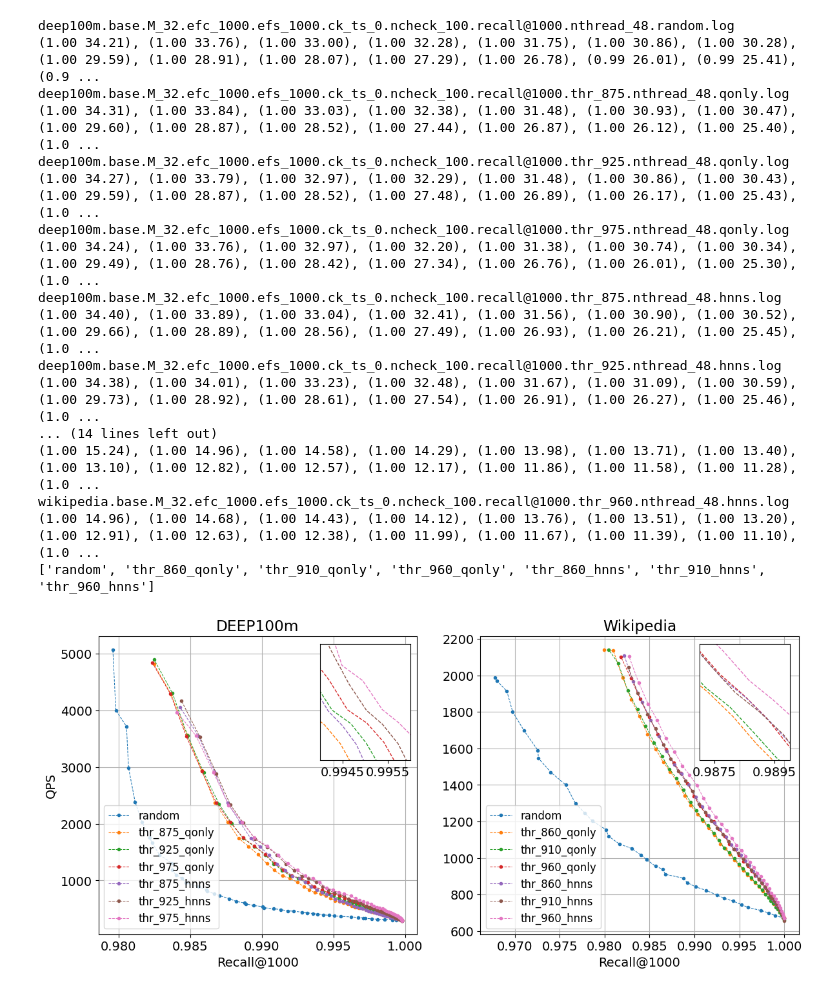
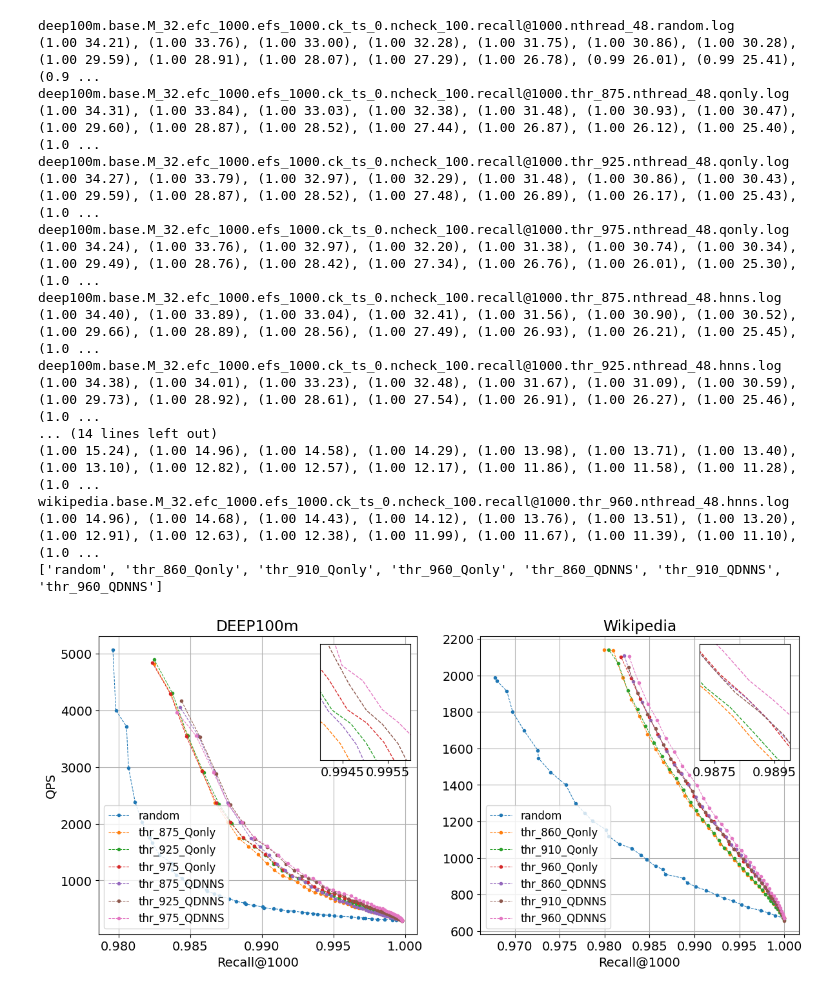
Before and after one commit to lcj2021/QDNNS, a Jupyter notebook: script/plot_qps_recall.ipynb, the cells around one changed output. Drawn from its saved outputs; the diff is of its cells as text; code cells hidden in the pictures.

```diff
--- a/script/plot_qps_recall.ipynb
+++ b/script/plot_qps_recall.ipynb
@@ -250,7 +269,7 @@ k = 1000
 efc = 1000
 ck_ts = 0
 
-plt.figure(figsize=(30, 40))
+plt.figure(figsize=(30, 30))
 plt.rcParams['font.size'] = 20
 
 for idx_dataset, dataset in enumerate(datasets):
@@ -314,12 +333,12 @@ for idx_dataset, dataset in enumerate(datasets):
             prefix = f'{dataset.lower()}.M_{M}.efc_{efc}.efs_{efs}.ck_ts_{ck_ts}.ncheck_100.recall@{k}.thr_{thr}.nthread_{num_threads}.{method}.log'
             recall_time_qonly = get_recall_time(prefix)
             if recall_time_qonly != []:
-                legends.append(f'thr_{thr}_{method}')
+                legends.append(f'thr_{thr}_{baseline_map[method]}')
 
         method = 'earlystop'
         for thr in best_thr:
             prefix = f'{dataset.lower()}.M_{M}.efc_{efc}.efs_{efs}.ck_ts_500.ncheck_100.recall@{k}.thr_{thr}.nthread_{num_threads}.{method}.log'
-            label = f'thr_{thr}_{method}'
+            label = f'thr_{thr}_{baseline_map[method]}'
             recall_time_earlystop = get_recall_time(prefix)
             if recall_time_earlystop != []:
                 legends.append(label)
@@ -329,7 +348,7 @@ for idx_dataset, dataset in enumerate(datasets):
             prefix = f'{dataset.lower()}.M_{M}.efc_{efc}.efs_{efs}.ck_ts_{ck_ts}.ncheck_100.recall@{k}.thr_{thr}.nthread_{num_threads}.{method}.log'
             recall_time_hnns = get_recall_time(prefix)
             if recall_time_hnns != []:
-                legends.append(f'thr_{thr}_{method}')
+                legends.append(f'thr_{thr}_{baseline_map[method]}')
 
         print(legends)
 
@@ -493,14 +495,14 @@ for idx, dataset in enumerate(datasets):
         prefix = f'{dataset.lower()}.M_{M}.efc_{efc}.efs_{efs}.ck_ts_{ck_ts}.ncheck_100.recall@{k}.thr_{thr}.nthread_{num_threads}.{method}.log'
         recall_time_qonly = get_recall_time(prefix)
         if recall_time_qonly != []:
-            legends.append(f'thr_{thr}_{method}')
+            legends.append(f'thr_{thr}_{baseline_map[method]}')
 
     method = 'hnns'
     for thr in thrs[dataset]:
         prefix = f'{dataset.lower()}.M_{M}.efc_{efc}.efs_{efs}.ck_ts_{ck_ts}.ncheck_100.recall@{k}.thr_{thr}.nthread_{num_threads}.{method}.log'
         recall_time_hnns = get_recall_time(prefix)
         if recall_time_hnns != []:
-            legends.append(f'thr_{thr}_{method}')
+            legends.append(f'thr_{thr}_{baseline_map[method]}')
 
     print(legends)
 
@@ -544,35 +546,35 @@ for idx, dataset in enumerate(datasets):
         ax_zoom.set_yticks([])
         ax_zoom.set_xticks([0.9945, 0.9955])
         lines = ax.get_lines()
         for line in lines:
             xdata, ydata = line.get_xdata(), line.get_ydata()
             x_zoom_data = xdata
             y_zoom_data = ydata
             ax_zoom.plot(x_zoom_data, y_zoom_data, '--', linewidth=1., color=line.get_color())
 
 
 
 plt.savefig(f'threshold_qps_recall.pdf', dpi=500, bbox_inches='tight')
 plt.show()
 # %% [output]
 deep100m.base.M_32.efc_1000.efs_1000.ck_ts_0.ncheck_100.recall@1000.nthread_48.random.log
 (1.00 34.21), (1.00 33.76), (1.00 33.00), (1.00 32.28), (1.00 31.75), (1.00 30.86), (1.00 30.28), (1.00 29.59), (1.00 28.91), (1.00 28.07), (1.00 27.29), (1.00 26.78), (0.99 26.01), (0.99 25.41), (0.9 ...
 deep100m.base.M_32.efc_1000.efs_1000.ck_ts_0.ncheck_100.recall@1000.thr_875.nthread_48.qonly.log
 (1.00 34.31), (1.00 33.84), (1.00 33.03), (1.00 32.38), (1.00 31.48), (1.00 30.93), (1.00 30.47), (1.00 29.60), (1.00 28.87), (1.00 28.52), (1.00 27.44), (1.00 26.87), (1.00 26.12), (1.00 25.40), (1.0 ...
 deep100m.base.M_32.efc_1000.efs_1000.ck_ts_0.ncheck_100.recall@1000.thr_925.nthread_48.qonly.log
 (1.00 34.27), (1.00 33.79), (1.00 32.97), (1.00 32.29), (1.00 31.48), (1.00 30.86), (1.00 30.43), (1.00 29.59), (1.00 28.87), (1.00 28.52), (1.00 27.48), (1.00 26.89), (1.00 26.17), (1.00 25.43), (1.0 ...
 deep100m.base.M_32.efc_1000.efs_1000.ck_ts_0.ncheck_100.recall@1000.thr_975.nthread_48.qonly.log
 (1.00 34.24), (1.00 33.76), (1.00 32.97), (1.00 32.20), (1.00 31.38), (1.00 30.74), (1.00 30.34), (1.00 29.49), (1.00 28.76), (1.00 28.42), (1.00 27.34), (1.00 26.76), (1.00 26.01), (1.00 25.30), (1.0 ...
 deep100m.base.M_32.efc_1000.efs_1000.ck_ts_0.ncheck_100.recall@1000.thr_875.nthread_48.hnns.log
 (1.00 34.40), (1.00 33.89), (1.00 33.04), (1.00 32.41), (1.00 31.56), (1.00 30.90), (1.00 30.52), (1.00 29.66), (1.00 28.89), (1.00 28.56), (1.00 27.49), (1.00 26.93), (1.00 26.21), (1.00 25.45), (1.0 ...
 deep100m.base.M_32.efc_1000.efs_1000.ck_ts_0.ncheck_100.recall@1000.thr_925.nthread_48.hnns.log
 (1.00 34.38), (1.00 34.01), (1.00 33.23), (1.00 32.48), (1.00 31.67), (1.00 31.09), (1.00 30.59), (1.00 29.73), (1.00 28.92), (1.00 28.61), (1.00 27.54), (1.00 26.91), (1.00 26.27), (1.00 25.46), (1.0 ...
 ... (14 lines left out)
 (1.00 15.24), (1.00 14.96), (1.00 14.58), (1.00 14.29), (1.00 13.98), (1.00 13.71), (1.00 13.40), (1.00 13.10), (1.00 12.82), (1.00 12.57), (1.00 12.17), (1.00 11.86), (1.00 11.58), (1.00 11.28), (1.0 ...
 wikipedia.base.M_32.efc_1000.efs_1000.ck_ts_0.ncheck_100.recall@1000.thr_960.nthread_48.hnns.log
 (1.00 14.96), (1.00 14.68), (1.00 14.43), (1.00 14.12), (1.00 13.76), (1.00 13.51), (1.00 13.20), (1.00 12.91), (1.00 12.63), (1.00 12.38), (1.00 11.99), (1.00 11.67), (1.00 11.39), (1.00 11.10), (1.0 ...
-['random', 'thr_860_qonly', 'thr_910_qonly', 'thr_960_qonly', 'thr_860_hnns', 'thr_910_hnns', 'thr_960_hnns']
+['random', 'thr_860_Qonly', 'thr_910_Qonly', 'thr_960_Qonly', 'thr_860_QDNNS', 'thr_910_QDNNS', 'thr_960_QDNNS']
-[figure, old version]
+[figure, new version]
 # %%
 import os
 import numpy as np
```
Also changed, not shown: parts of 5 cells of this notebook, 5 other files.
